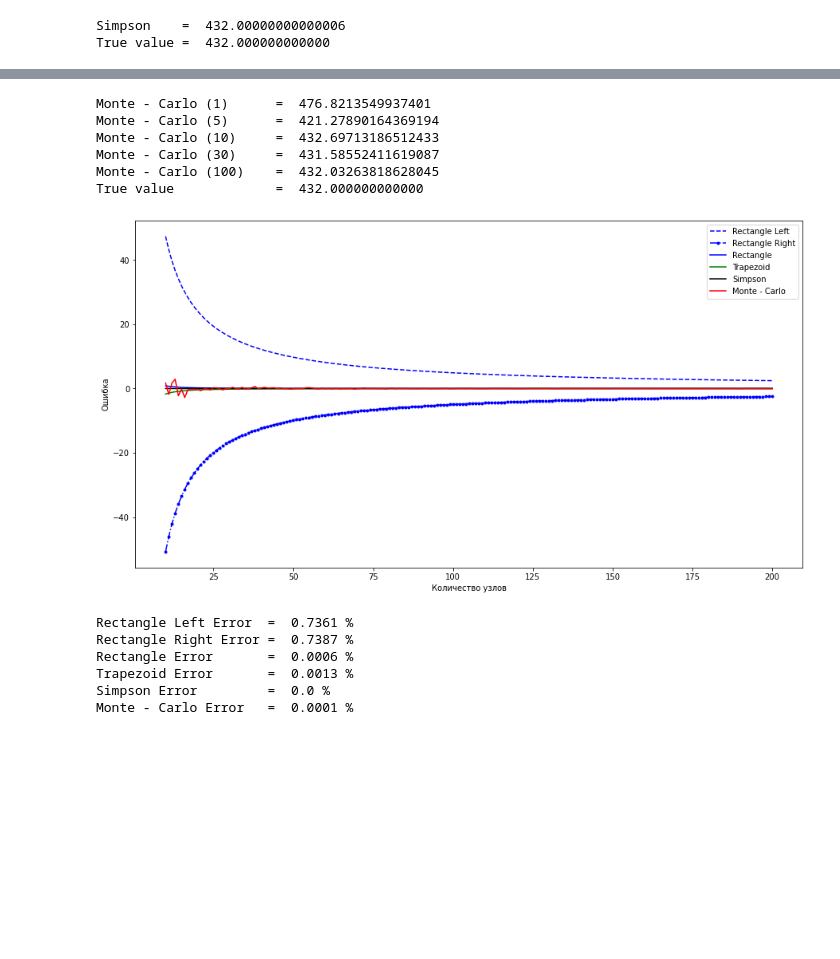
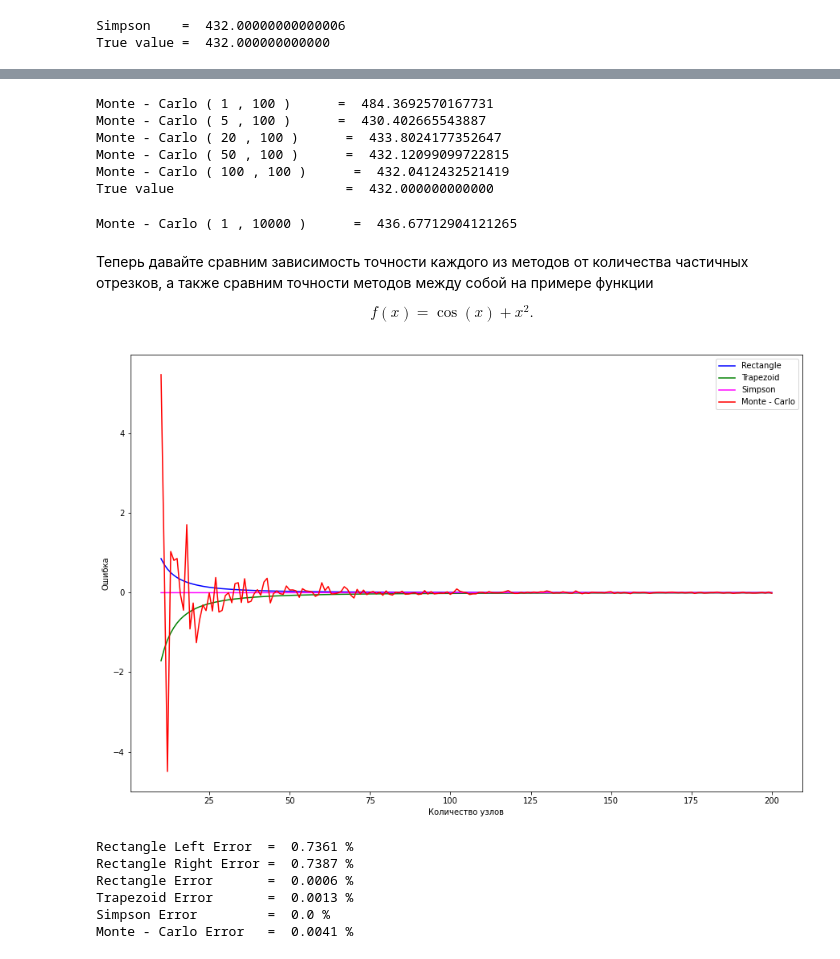
Before and after one commit to DrozhzhinSV/ML-Classic, a Jupyter notebook: 3. Интегралы и методы их приближенного вычисления.ipynb, the cells around one changed output, grey strips where cells are left out. Drawn from its saved outputs; the diff is of its cells as text; code cells hidden in the pictures; blank space fills up the shorter version.

```diff
--- a/3. Интегралы и методы их приближенного вычисления.ipynb
+++ b/3. Интегралы и методы их приближенного вычисления.ipynb
@@ -725,9 +720,11 @@ a = -2
 b = 10
 n = 100
 
-print('Rectangle Left  = ', rectangle_integrate(lambda x: 2 * x + x**2, a, b, n, 'left'))
-print('Rectangle Right = ', rectangle_integrate(lambda x: 2 * x + x**2, a, b, n, 'right'))
-print('Rectangle       = ', rectangle_integrate(lambda x: 2 * x + x**2, a, b, n))
+f = lambda x: 2 * x + x**2
+
+print('Rectangle Left  = ', rectangle_integrate(f, a, b, n, 'left'))
+print('Rectangle Right = ', rectangle_integrate(f, a, b, n, 'right'))
+print('Rectangle       = ', rectangle_integrate(f, a, b, n))
 
 z = Symbol('z')
 print('True value      = ', integrate(2*z + z**2, (z, a, b)).evalf())
@@ -887,66 +885,77 @@ def monte_carlo_integrate(f, a, b, n, k):
         s += sum(f(x) / k * (j - i))
 
     return s
-# %%
-print('Monte - Carlo (1)      = ', monte_carlo_integrate(lambda x: 2 * x + x**2, a, b, 1, n))
-print('Monte - Carlo (5)      = ', monte_carlo_integrate(lambda x: 2 * x + x**2, a, b, 5, n))
-print('Monte - Carlo (10)     = ', monte_carlo_integrate(lambda x: 2 * x + x**2, a, b, 10, n))
-print('Monte - Carlo (30)     = ', monte_carlo_integrate(lambda x: 2 * x + x**2, a, b, 30, n))
-print('Monte - Carlo (100)    = ', monte_carlo_integrate(lambda x: 2 * x + x**2, a, b, 100, n))
-print('True value             = ', integrate(2*z + z**2, (z, a, b)).evalf())
-# %% [output]
-Monte - Carlo (1)      =  476.8213549937401
-Monte - Carlo (5)      =  421.27890164369194
-Monte - Carlo (10)     =  432.69713186512433
-Monte - Carlo (30)     =  431.58552411619087
-Monte - Carlo (100)    =  432.03263818628045
-True value             =  432.000000000000
+# %%
+k = 100
+for n in [1, 5, 20, 50, 100]:
+    print('Monte - Carlo (', n, ',', k, ')      = ', monte_carlo_integrate(f, a, b, n, k))
+
+print('True value                      = ', integrate(2*z + z**2, (z, a, b)).evalf())
+# %% [output]
+Monte - Carlo ( 1 , 100 )      =  484.3692570167731
+Monte - Carlo ( 5 , 100 )      =  430.402665543887
+Monte - Carlo ( 20 , 100 )      =  433.8024177352647
+Monte - Carlo ( 50 , 100 )      =  432.12099099722815
+Monte - Carlo ( 100 , 100 )      =  432.0412432521419
+True value                      =  432.000000000000
+# %%
+print('Monte - Carlo (', 1, ',', 10000, ')      = ', monte_carlo_integrate(f, a, b, 1, 10000))
+# %% [output]
+Monte - Carlo ( 1 , 10000 )      =  436.67712904121265
+# %% [markdown]
+Теперь давайте сравним зависимость точности каждого из методов от количества частичных отрезков, а также сравним точности методов между собой на примере функции
+
+$$
+f(x) = \cos{(x)} + x^{2}.
+$$
 # %%
 import matplotlib.pyplot as plt
 
 a = 0
 b = 10
 n0 = 10
 n1 = 201
 
+f = lambda x: np.cos(x) + x**2
+
 rectLeftError = []; rectRightError = []; rectError = []
 trapError = []; simpsonError = []; mcError = []
 
 true_int = integrate(cos(z) + z**2, (z, a, b)).evalf()
 
 for i in range(n0, n1):
-    r_int_l = rectangle_integrate(lambda x: np.cos(x) + x**2, a, b, i, 'left')
-    r_int_r = rectangle_integrate(lambda x: np.cos(x) + x**2, a, b, i, 'right')
-    r_int = rectangle_integrate(lambda x: np.cos(x) + x**2, a, b, i)
-    t_int = trapezoid_integrate(lambda x: np.cos(x) + x**2, a, b, i)
-    s_int = simpson_integrate(lambda x: np.cos(x) + x**2, a, b, i)
-    mc_int = monte_carlo_integrate(lambda x: np.cos(x) + x**2, a, b, i, i)
+    r_int_l = rectangle_integrate(f, a, b, i, 'left')
+    r_int_r = rectangle_integrate(f, a, b, i, 'right')
+    r_int = rectangle_integrate(f, a, b, i)
+    t_int = trapezoid_integrate(f, a, b, i)
+    s_int = simpson_integrate(f, a, b, i)
+    mc_int = monte_carlo_integrate(f, a, b, i, i)
 
     rectLeftError.append(true_int - r_int_l)
     rectRightError.append(true_int - r_int_r)
     rectError.append(true_int - r_int)
     trapError.append(true_int - t_int)
     simpsonError.append(true_int - s_int)
     mcError.append(true_int - mc_int)
 
 
-fig, axs = plt.subplots(figsize = (15, 8), nrows = 1, ncols = 1)
+fig, axs = plt.subplots(figsize = (15, 10), nrows = 1, ncols = 1)
 
-axs.plot(range(n0, n1), rectLeftError, '--', color = 'blue')
-axs.plot(range(n0, n1), rectRightError, '.-.', color = 'blue')
+#axs.plot(range(n0, n1), rectLeftError, '--', color = 'blue')
+#axs.plot(range(n0, n1), rectRightError, '.-.', color = 'blue')
 axs.plot(range(n0, n1), rectError, color = 'blue')
 axs.plot(range(n0, n1), trapError, color = 'green')
-axs.plot(range(n0, n1), simpsonError, color = 'black')
+axs.plot(range(n0, n1), simpsonError, color = 'magenta')
 axs.plot(range(n0, n1), mcError, color = 'red')
 
 axs.set_xlabel('Количество узлов')
 axs.set_ylabel('Ошибка')
 
-axs.legend(['Rectangle Left', 'Rectangle Right', 'Rectangle',
-            'Trapezoid', 'Simpson', 'Monte - Carlo'], loc = 'best')
+axs.legend([#'Rectangle Left', 'Rectangle Right',
+            'Rectangle', 'Trapezoid', 'Simpson', 'Monte - Carlo'], loc = 'best')
 plt.show()
 # %% [output]
-[figure, old version]
+[figure, new version]
 # %%
 print('Rectangle Left Error  = ', round(100 * abs(rectLeftError[-1]) / true_int, 4), '%')
 print('Rectangle Right Error = ', round(100 * abs(rectRightError[-1]) / true_int, 4), '%')
@@ -960,4 +969,4 @@ Rectangle Right Error =  0.7387 %
 Rectangle Error       =  0.0006 %
 Trapezoid Error       =  0.0013 %
 Simpson Error         =  0.0 %
-Monte - Carlo Error   =  0.0001 %
+Monte - Carlo Error   =  0.0041 %
```
Also changed, not shown: parts of 9 cells of this notebook, 2 other files.
